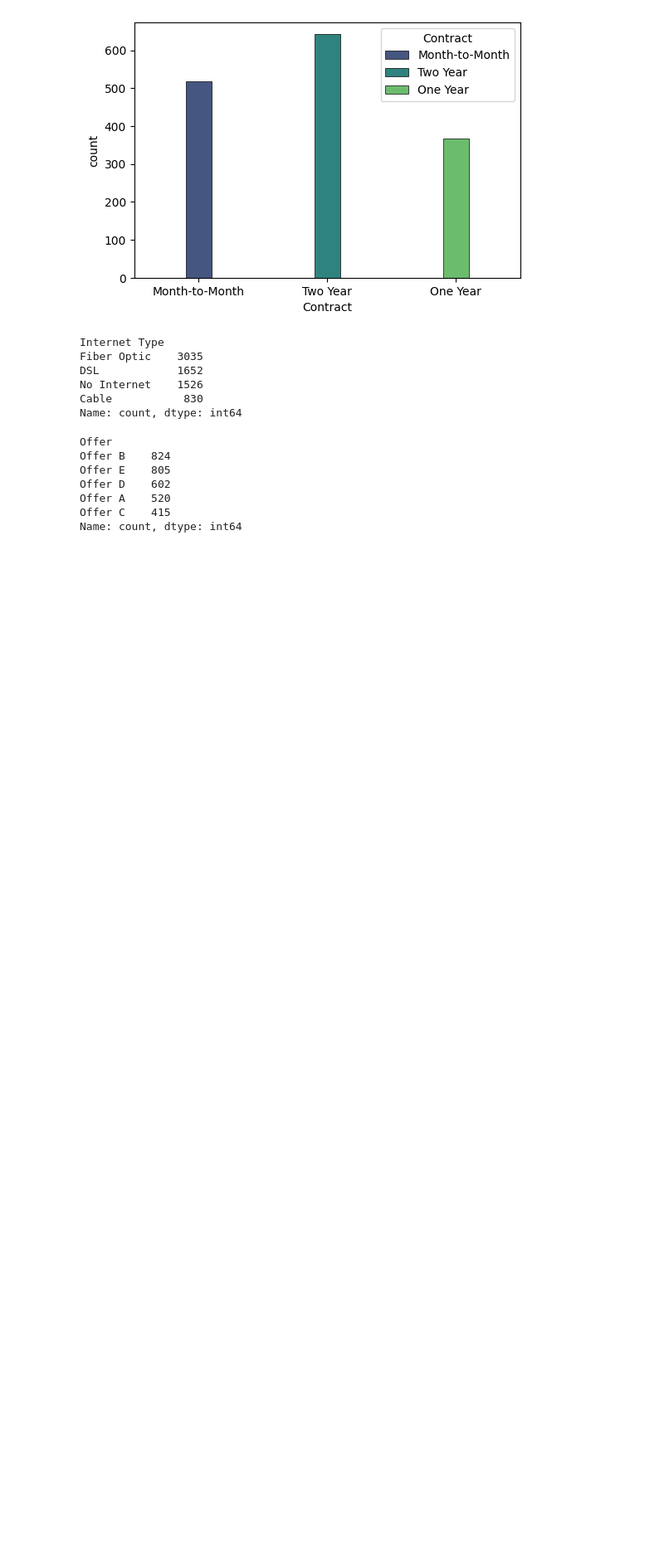
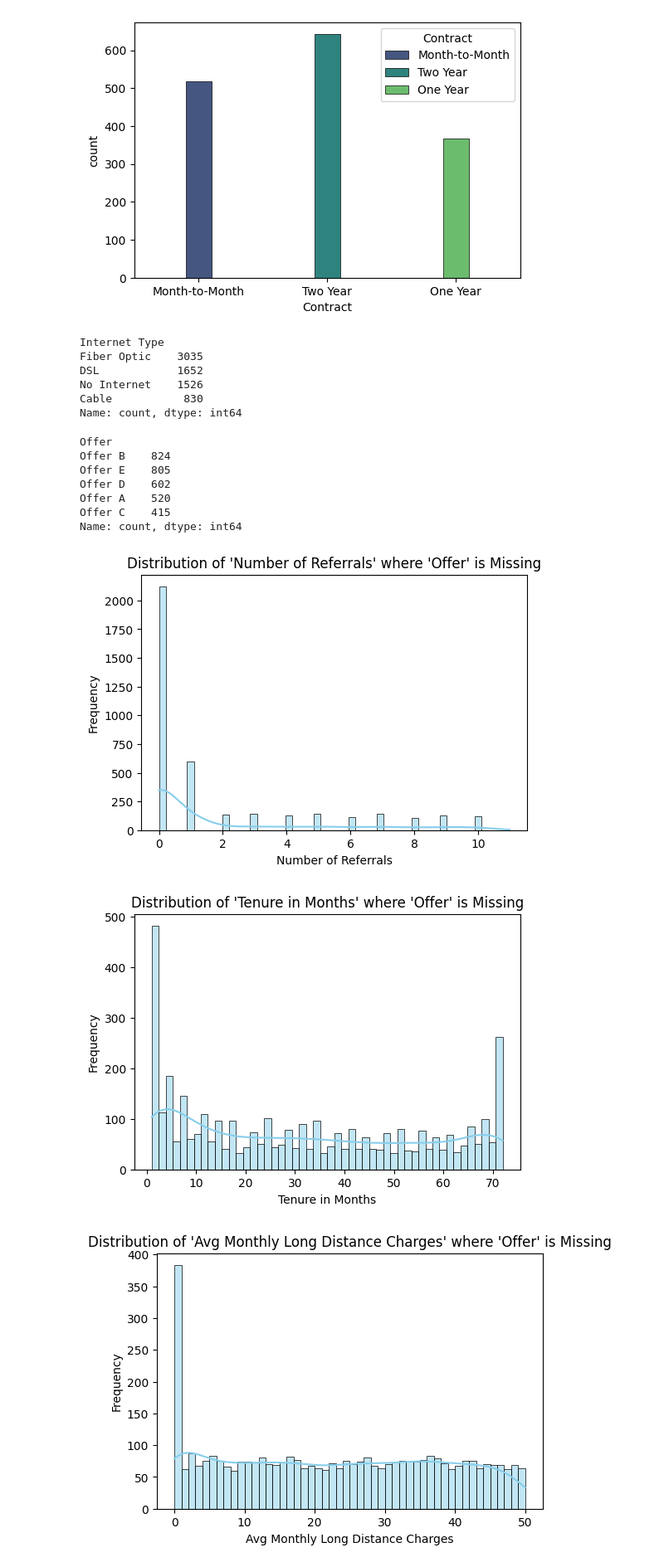
Before and after one commit to Silvano315/Churn-Prediction-with-SHAP, a Jupyter notebook: Exploratory.ipynb, the cells around one changed output. Shown at 83% size. Saved outputs shown, nothing was run; the diff lists cells and outputs as text; code cells hidden in the pictures; blank space fills up the shorter version.

```diff
--- a/Exploratory.ipynb
+++ b/Exploratory.ipynb
@@ -511,3 +511,22 @@ Offer D    602
 Offer A    520
 Offer C    415
 Name: count, dtype: int64
+# %%
+# Compare 'Offer' with other categorical features
+
+for i in range(2, len(services_eda.categorical_columns)):
+
+    if services_eda.categorical_columns[i] == 'Offer':
+        continue
+    services_eda.plot_missing_comparison('Offer', services_eda.categorical_columns[i])
+    input("Press enter to continue")
+# %%
+# Compare 'Offer' with other numerical features
+
+for i in range(1, len(services_eda.numerical_columns)):
+    services_eda.plot_missing_comparison('Offer', services_eda.numerical_columns[i])
+    input("Press enter to continue")
+# %% [output]
+[figure, added]
+[figure, added]
+[figure, added]
```
Also changed, not shown: parts of 2 cells of this notebook.
